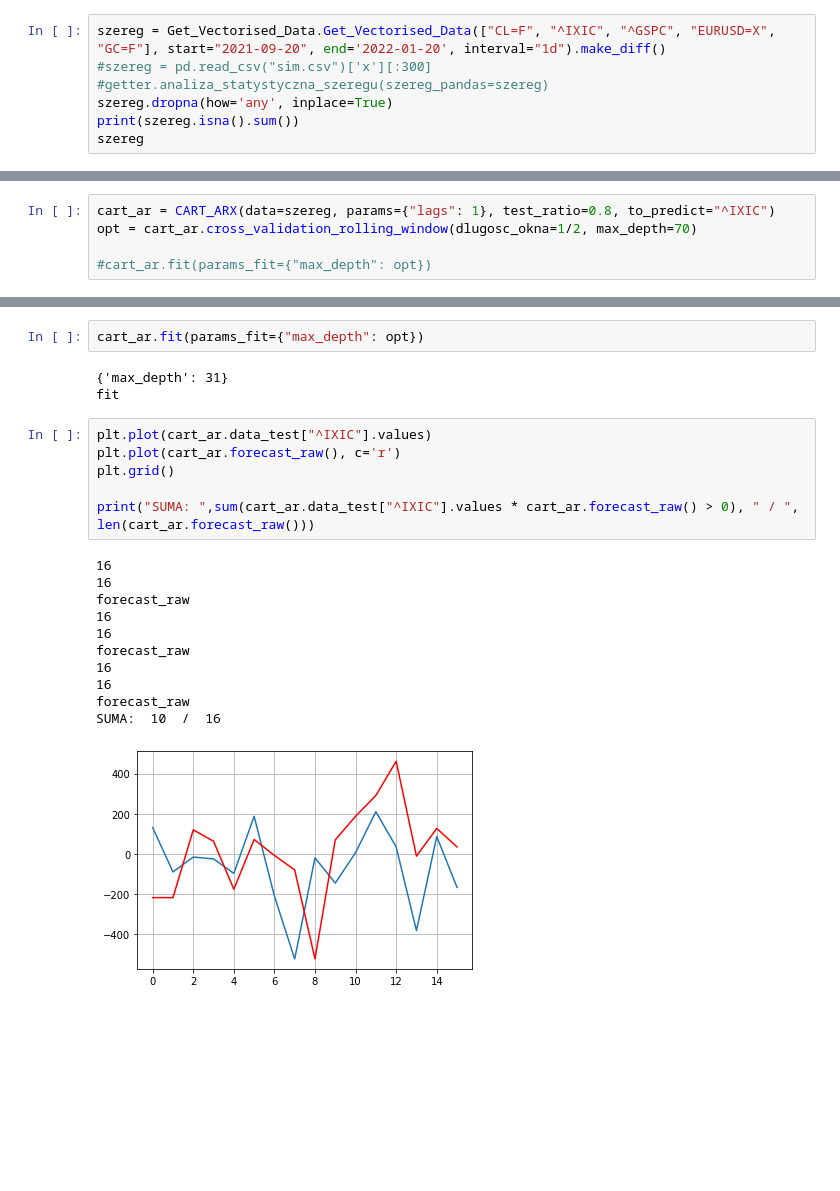
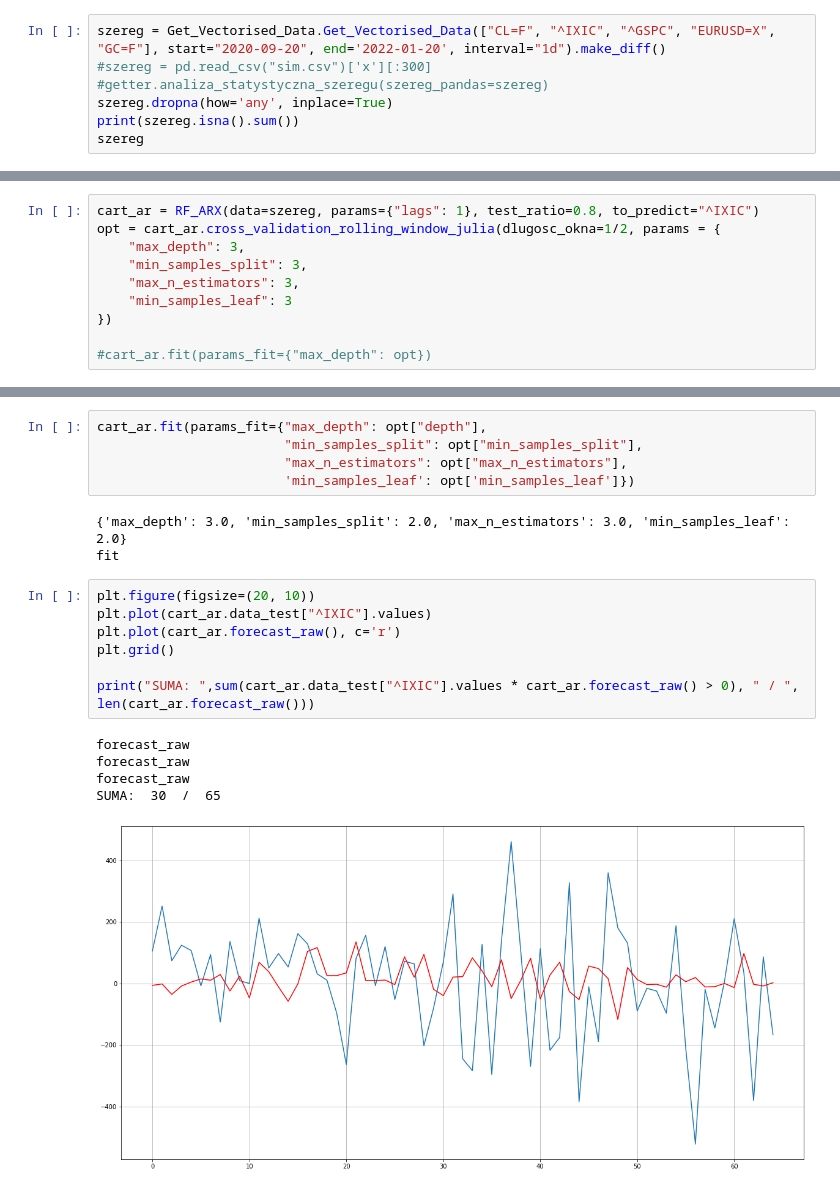
Before and after one commit to rutkowskaa/finalna_praca_licencjacka, a Jupyter notebook: vectorised.ipynb, the cells around one changed output, grey strips where cells are left out. Drawn from its saved outputs; the diff is of its cells as text; blank space fills up the shorter version.

Commit message:
Julia dla dwóch wektoryzowanych działa

```diff
--- a/vectorised.ipynb
+++ b/vectorised.ipynb
@@ -26,5 +31,5 @@ Date
 # %%
-szereg = Get_Vectorised_Data.Get_Vectorised_Data(["CL=F", "^IXIC", "^GSPC", "EURUSD=X", "GC=F"], start="2021-09-20", end='2022-01-20', interval="1d").make_diff()
+szereg = Get_Vectorised_Data.Get_Vectorised_Data(["CL=F", "^IXIC", "^GSPC", "EURUSD=X", "GC=F"], start="2020-09-20", end='2022-01-20', interval="1d").make_diff()
 #szereg = pd.read_csv("sim.csv")['x'][:300]
 #getter.analiza_statystyczna_szeregu(szereg_pandas=szereg)
 szereg.dropna(how='any', inplace=True)
@@ -56,6 +69,11 @@ dtype: int64
 # %%
-cart_ar = CART_ARX(data=szereg, params={"lags": 1}, test_ratio=0.8, to_predict="^IXIC")
-opt = cart_ar.cross_validation_rolling_window(dlugosc_okna=1/2, max_depth=70)
+cart_ar = RF_ARX(data=szereg, params={"lags": 1}, test_ratio=0.8, to_predict="^IXIC")
+opt = cart_ar.cross_validation_rolling_window_julia(dlugosc_okna=1/2, params = {
+    "max_depth": 3,
+    "min_samples_split": 3,
+    "max_n_estimators": 3,
+    "min_samples_leaf": 3
+})
 
 #cart_ar.fit(params_fit={"max_depth": opt})
 # %% [output]
@@ -75,23 +97,21 @@ Dalej
 # %%
-cart_ar.fit(params_fit={"max_depth": opt})
+cart_ar.fit(params_fit={"max_depth": opt["depth"],
+                        "min_samples_split": opt["min_samples_split"],
+                        "max_n_estimators": opt["max_n_estimators"],
+                        'min_samples_leaf': opt['min_samples_leaf']})
 # %% [output]
-{'max_depth': 31}
+{'max_depth': 3.0, 'min_samples_split': 2.0, 'max_n_estimators': 3.0, 'min_samples_leaf': 2.0}
 fit
 # %%
+plt.figure(figsize=(20, 10))
 plt.plot(cart_ar.data_test["^IXIC"].values)
 plt.plot(cart_ar.forecast_raw(), c='r')
 plt.grid()
 
 print("SUMA: ",sum(cart_ar.data_test["^IXIC"].values * cart_ar.forecast_raw() > 0), " / ", len(cart_ar.forecast_raw()))
 # %% [output]
-16
-16
 forecast_raw
-16
-16
 forecast_raw
-16
-16
 forecast_raw
-SUMA:  10  /  16
+SUMA:  30  /  65
-[figure, old version]
+[figure, new version]
```
Also changed, not shown: parts of 4 cells of this notebook, 4 other files.
